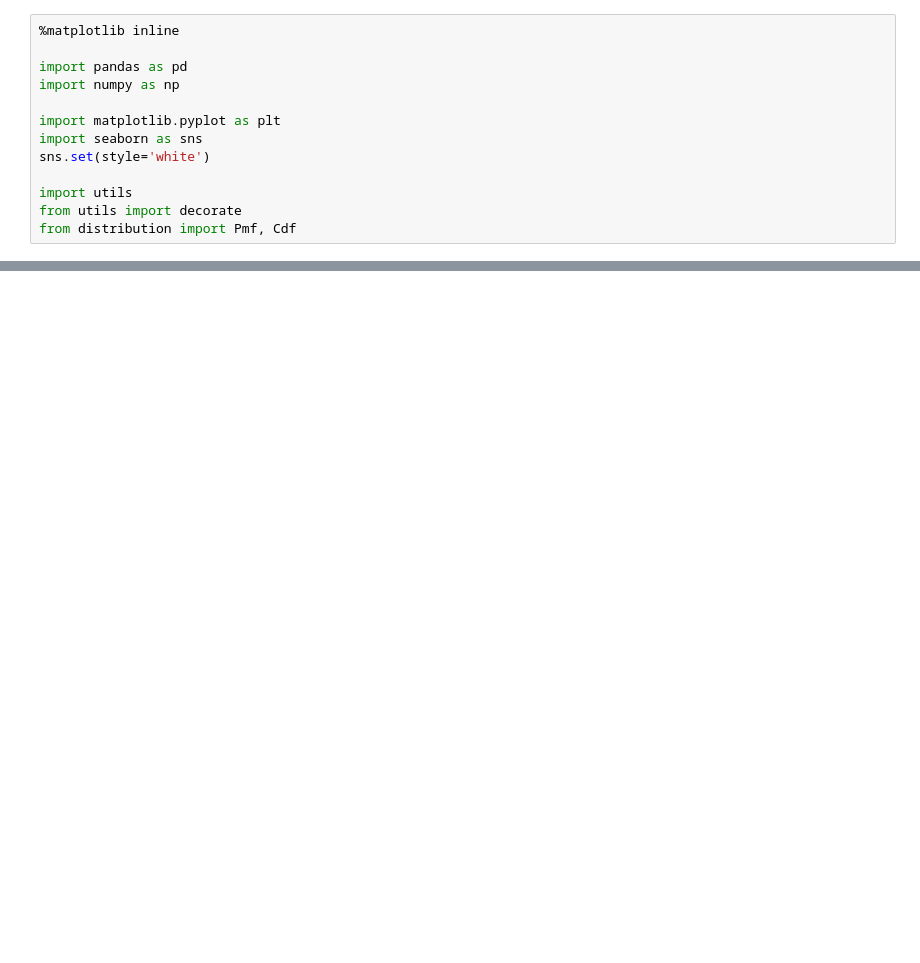
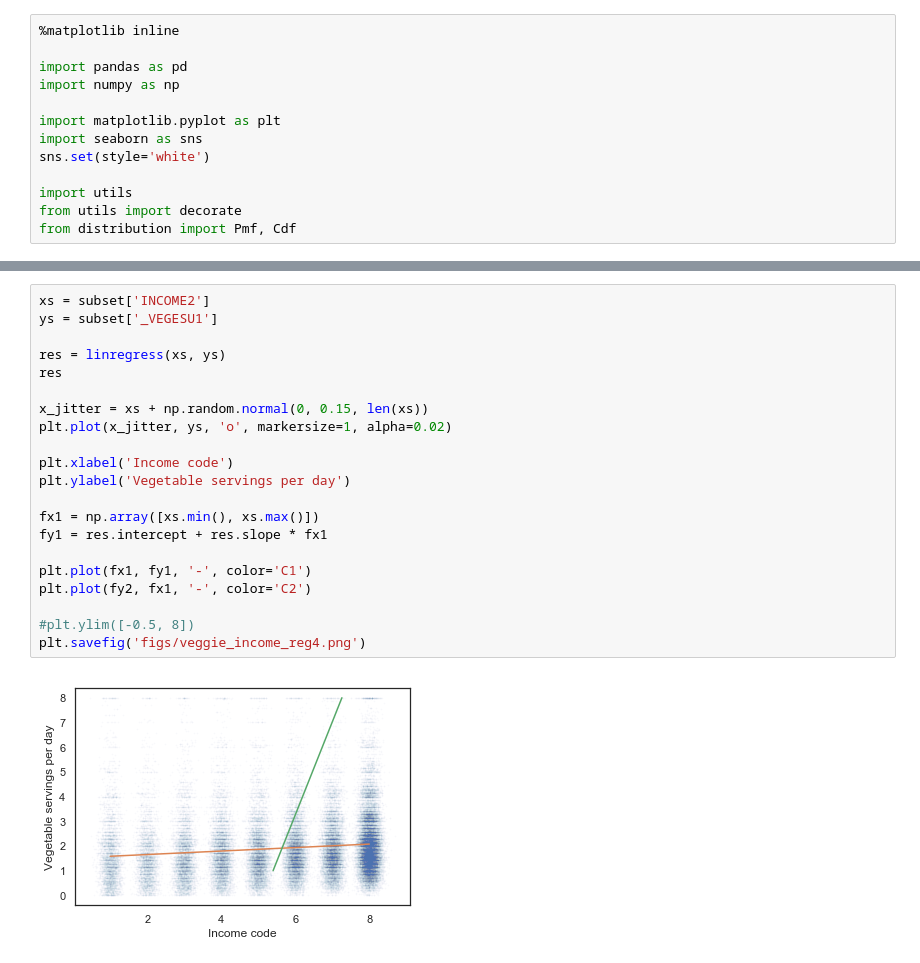
Before and after one commit to AllenDowney/ExploratoryDataAnalysis, a Jupyter notebook: eda_chap4.ipynb, the cells around one changed output, grey strips where cells are left out. Saved outputs shown, nothing was run; the diff lists cells and outputs as text; blank space fills up the shorter version.

```diff
--- a/eda_chap4.ipynb
+++ b/eda_chap4.ipynb
@@ -542,0 +107,23 @@ sample.shape
+# %%
+xs = subset['INCOME2']
+ys = subset['_VEGESU1']
+
+res = linregress(xs, ys)
+res
+
+x_jitter = xs + np.random.normal(0, 0.15, len(xs))
+plt.plot(x_jitter, ys, 'o', markersize=1, alpha=0.02)
+
+plt.xlabel('Income code')
+plt.ylabel('Vegetable servings per day')
+
+fx1 = np.array([xs.min(), xs.max()])
+fy1 = res.intercept + res.slope * fx1
+
+plt.plot(fx1, fy1, '-', color='C1')
+plt.plot(fy2, fx1, '-', color='C2')
+
+#plt.ylim([-0.5, 8])
+plt.savefig('figs/veggie_income_reg4.png')
+# %% [output]
+[figure, added]
```
Also changed, not shown: parts of 138 cells of this notebook, 4 other files.
